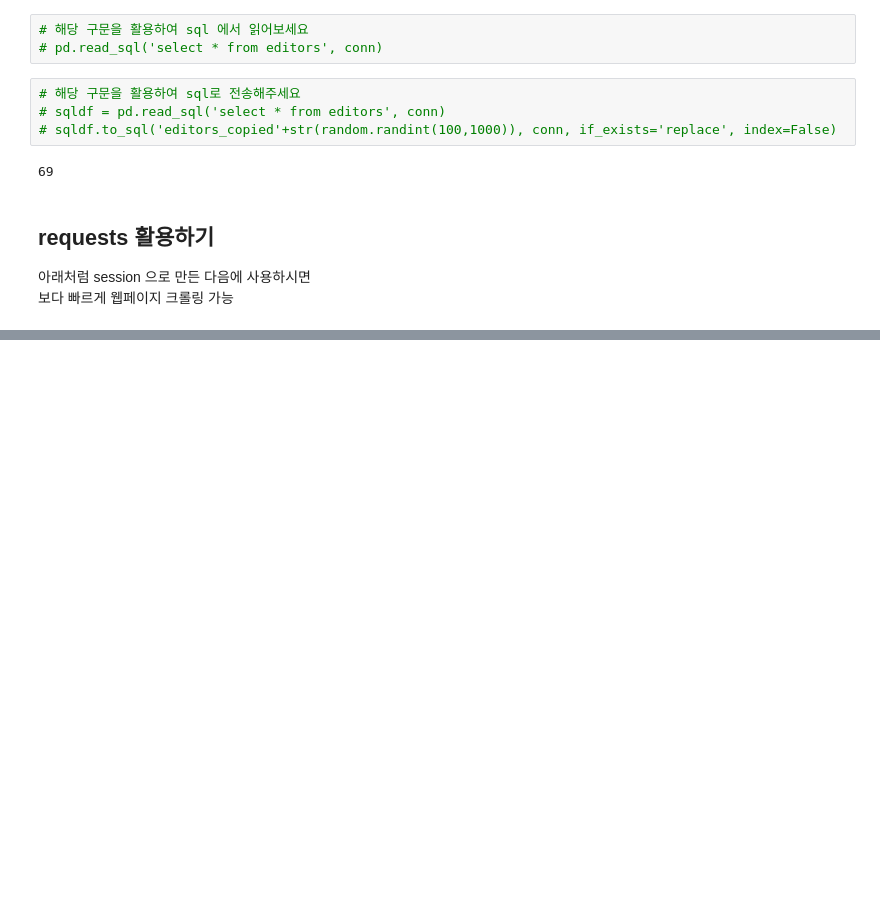
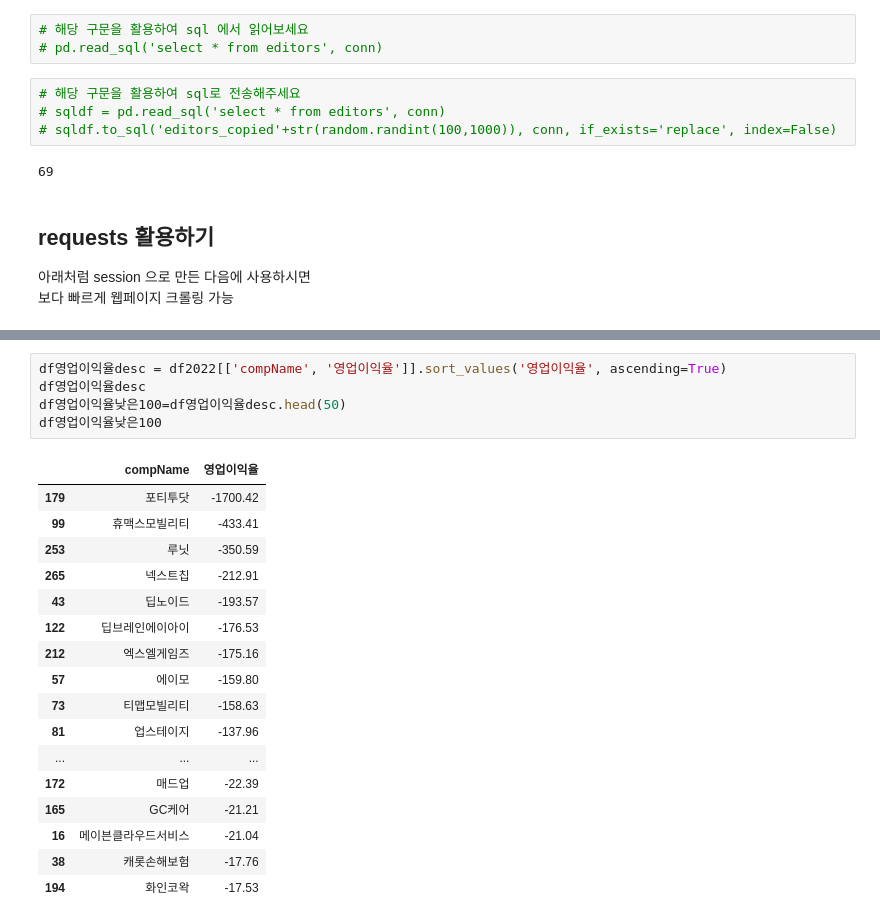
Before and after one commit to 5amriley/KDT_05_Crawling_Project, a Jupyter notebook: OYS/templates.ipynb, the cells around one changed output, grey strips where cells are left out. Saved outputs shown, nothing was run; the diff lists cells and outputs as text; blank space fills up the shorter version.

```diff
--- a/OYS/templates.ipynb
+++ b/OYS/templates.ipynb
@@ -92,0 +326,23 @@ with requests.session() as session:
+# %%
+df영업이익율desc = df2022[['compName', '영업이익율']].sort_values('영업이익율', ascending=True)
+df영업이익율desc
+df영업이익율낮은100=df영업이익율desc.head(50)
+df영업이익율낮은100
+# %% [output]
+|  | compName | 영업이익율 |
+| 179 | 포티투닷 | -1700.42 |
+| 99 | 휴맥스모빌리티 | -433.41 |
+| 253 | 루닛 | -350.59 |
+| 265 | 넥스트칩 | -212.91 |
+| 43 | 딥노이드 | -193.57 |
+| 122 | 딥브레인에이아이 | -176.53 |
+| 212 | 엑스엘게임즈 | -175.16 |
+| 57 | 에이모 | -159.80 |
+| 73 | 티맵모빌리티 | -158.63 |
+| 81 | 업스테이지 | -137.96 |
+| ... | ... | ... |
+| 172 | 매드업 | -22.39 |
+| 165 | GC케어 | -21.21 |
+| 16 | 메이븐클라우드서비스 | -21.04 |
+| 38 | 캐롯손해보험 | -17.76 |
+| 194 | 화인코왁 | -17.53 |
```
Also changed, not shown: parts of 14 cells of this notebook, 1 other file.
